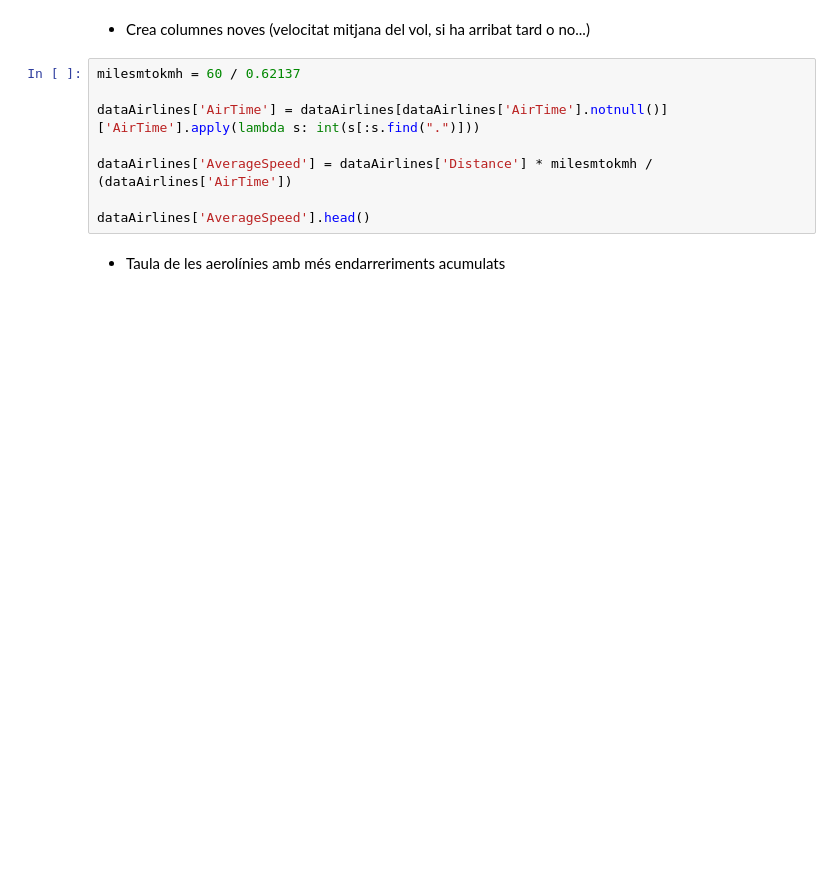
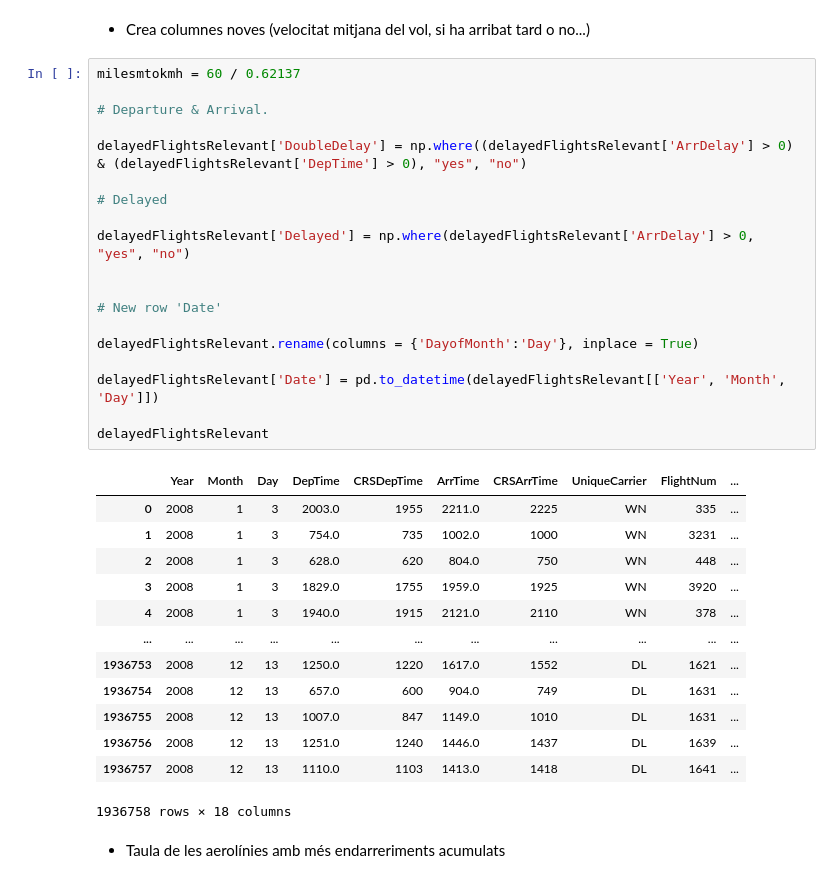
Before and after one commit to jesussantana/estructures_Dataframe, a Jupyter notebook: estructures_Dataframe.ipynb, the cells around one changed output. Cells and saved outputs as stored; diff of their text form; blank space fills up the shorter version.

```diff
--- a/estructures_Dataframe.ipynb
+++ b/estructures_Dataframe.ipynb
@@ -125,12 +108,37 @@ dtype: int64
 # %% [markdown]
   - Crea columnes noves (velocitat mitjana del vol, si ha arribat tard o no...)
-# %%
-milesmtokmh = 60 / 0.62137
-
-dataAirlines['AirTime'] = dataAirlines[dataAirlines['AirTime'].notnull()]['AirTime'].apply(lambda s: int(s[:s.find(".")]))
-
-dataAirlines['AverageSpeed'] = dataAirlines['Distance'] * milesmtokmh / (dataAirlines['AirTime'])
-
-dataAirlines['AverageSpeed'].head()
+# %%
+milesmtokmh = 60 / 0.62137
+
+# Departure & Arrival.
+
+delayedFlightsRelevant['DoubleDelay'] = np.where((delayedFlightsRelevant['ArrDelay'] > 0) & (delayedFlightsRelevant['DepTime'] > 0), "yes", "no")
+
+# Delayed
+
+delayedFlightsRelevant['Delayed'] = np.where(delayedFlightsRelevant['ArrDelay'] > 0, "yes", "no")
+
+
+# New row 'Date'
+
+delayedFlightsRelevant.rename(columns = {'DayofMonth':'Day'}, inplace = True)
+
+delayedFlightsRelevant['Date'] = pd.to_datetime(delayedFlightsRelevant[['Year', 'Month', 'Day']])
+
+delayedFlightsRelevant
+# %% [output]
+|  | Year | Month | Day | DepTime | CRSDepTime | ArrTime | CRSArrTime | UniqueCarrier | FlightNum | ... |
+| 0 | 2008 | 1 | 3 | 2003.0 | 1955 | 2211.0 | 2225 | WN | 335 | ... |
+| 1 | 2008 | 1 | 3 | 754.0 | 735 | 1002.0 | 1000 | WN | 3231 | ... |
+| 2 | 2008 | 1 | 3 | 628.0 | 620 | 804.0 | 750 | WN | 448 | ... |
+| 3 | 2008 | 1 | 3 | 1829.0 | 1755 | 1959.0 | 1925 | WN | 3920 | ... |
+| 4 | 2008 | 1 | 3 | 1940.0 | 1915 | 2121.0 | 2110 | WN | 378 | ... |
+| ... | ... | ... | ... | ... | ... | ... | ... | ... | ... | ... |
+| 1936753 | 2008 | 12 | 13 | 1250.0 | 1220 | 1617.0 | 1552 | DL | 1621 | ... |
+| 1936754 | 2008 | 12 | 13 | 657.0 | 600 | 904.0 | 749 | DL | 1631 | ... |
+| 1936755 | 2008 | 12 | 13 | 1007.0 | 847 | 1149.0 | 1010 | DL | 1631 | ... |
+| 1936756 | 2008 | 12 | 13 | 1251.0 | 1240 | 1446.0 | 1437 | DL | 1639 | ... |
+| 1936757 | 2008 | 12 | 13 | 1110.0 | 1103 | 1413.0 | 1418 | DL | 1641 | ... |
+1936758 rows × 18 columns
 # %% [markdown]
 - Taula de les aerolínies amb més endarreriments acumulats
```
Also changed, not shown: parts of 18 cells of this notebook.
